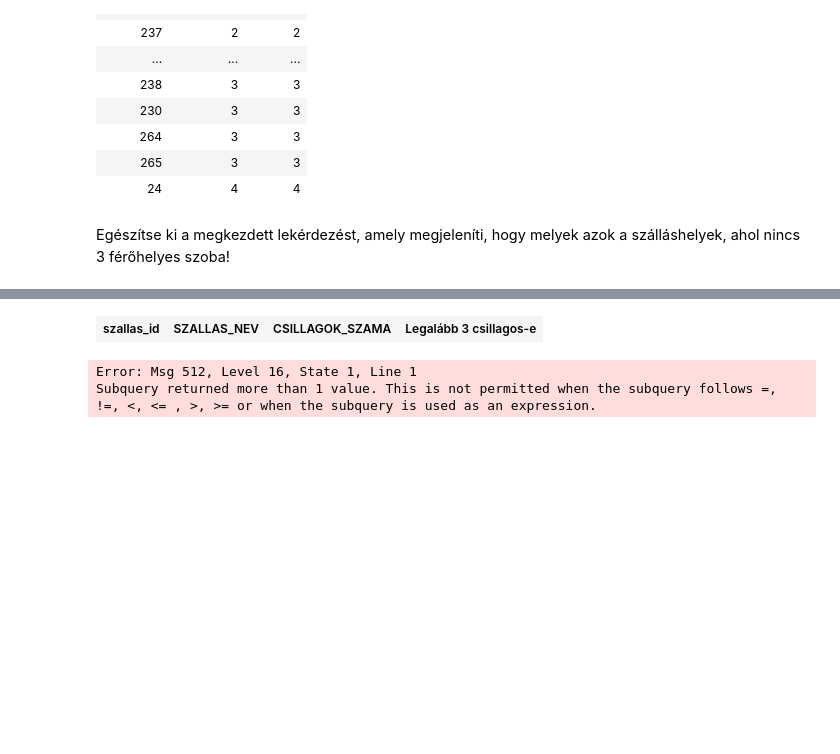
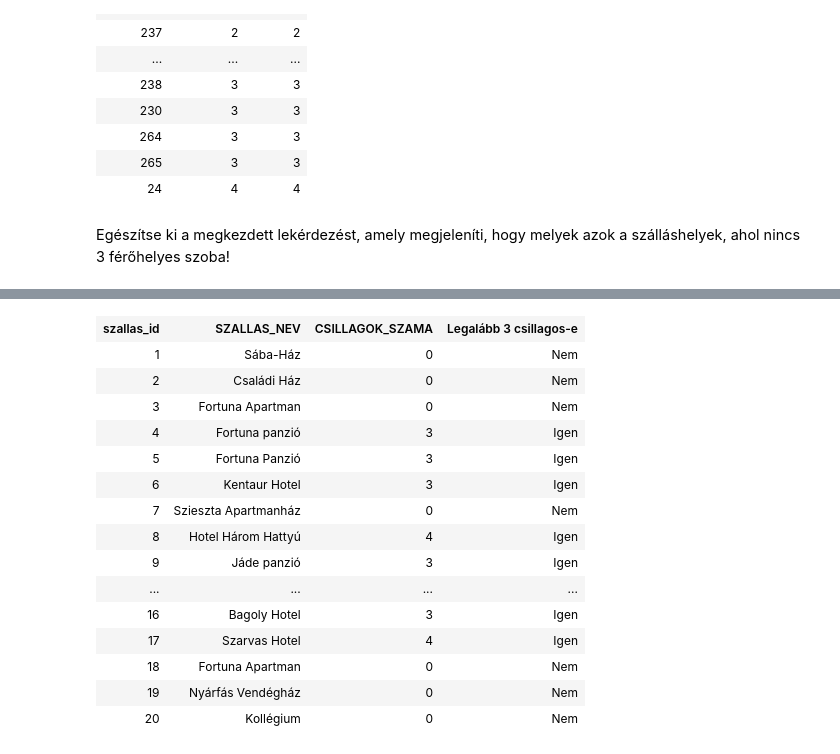
Before and after one commit to mlevente0703/sqlgyak03, a Jupyter notebook: zh2.ipynb, the cells around one changed output, grey strips where cells are left out. Saved outputs shown, nothing was run; the diff lists cells and outputs as text; code cells hidden in the pictures; blank space fills up the shorter version.

```diff
--- a/zh2.ipynb
+++ b/zh2.ipynb
@@ -89,9 +89,7 @@ Total execution time: 00:00:00.016
 # %% [markdown]
 <span style="color: rgb(0, 0, 0); font-family: &quot;Open Sans&quot;, sans-serif; font-size: 14.44px; background-color: rgb(255, 255, 255);">Egészítse ki a megkezdett lekérdezést, amely megjeleníti, hogy melyek azok a szálláshelyek, ahol nincs 3 férőhelyes szoba!</span>
 # %%
-SELECT szallas_id, SZALLAS_NEV,CSILLAGOK_SZAMA,iif(CSILLAGOK_SZAMA>=3,'Igen','Nem') as 'Legalább 3 csillagos-e'
-from Szallashely
-where SZALLAS_ID <>( SELECT SZALLAS_FK
-                    from Szoba
-                    WHERE FEROHELY=3)
+SELECT Distinct szallas_id, SZALLAS_NEV,CSILLAGOK_SZAMA,iif(CSILLAGOK_SZAMA>=3,'Igen','Nem') as 'Legalább 3 csillagos-e'
+from Szallashely szh JOIN Szoba sz on sz.SZALLAS_FK=szh.SZALLAS_ID
+where sz.FEROHELY <> 3
 # %% [output]
@@ -99,3 +98,16 @@ Total execution time: 00:00:00.005
 | szallas_id | SZALLAS_NEV | CSILLAGOK_SZAMA | Legalább 3 csillagos-e |
+| 1 | Sába-Ház | 0 | Nem |
+| 2 | Családi Ház | 0 | Nem |
+| 3 | Fortuna Apartman | 0 | Nem |
+| 4 | Fortuna panzió | 3 | Igen |
+| 5 | Fortuna Panzió | 3 | Igen |
+| 6 | Kentaur Hotel | 3 | Igen |
+| 7 | Szieszta Apartmanház | 0 | Nem |
+| 8 | Hotel Három Hattyú | 4 | Igen |
+| 9 | Jáde panzió | 3 | Igen |
+| ... | ... | ... | ... |
+| 16 | Bagoly Hotel | 3 | Igen |
+| 17 | Szarvas Hotel | 4 | Igen |
+| 18 | Fortuna Apartman | 0 | Nem |
+| 19 | Nyárfás Vendégház | 0 | Nem |
+| 20 | Kollégium | 0 | Nem |
-Error: Msg 512, Level 16, State 1, Line 1
-Subquery returned more than 1 value. This is not permitted when the subquery follows =, !=, <, <= , >, >= or when the subquery is used as an expression.
```
Also changed, not shown: parts of 1 cell of this notebook, 2 other files.
